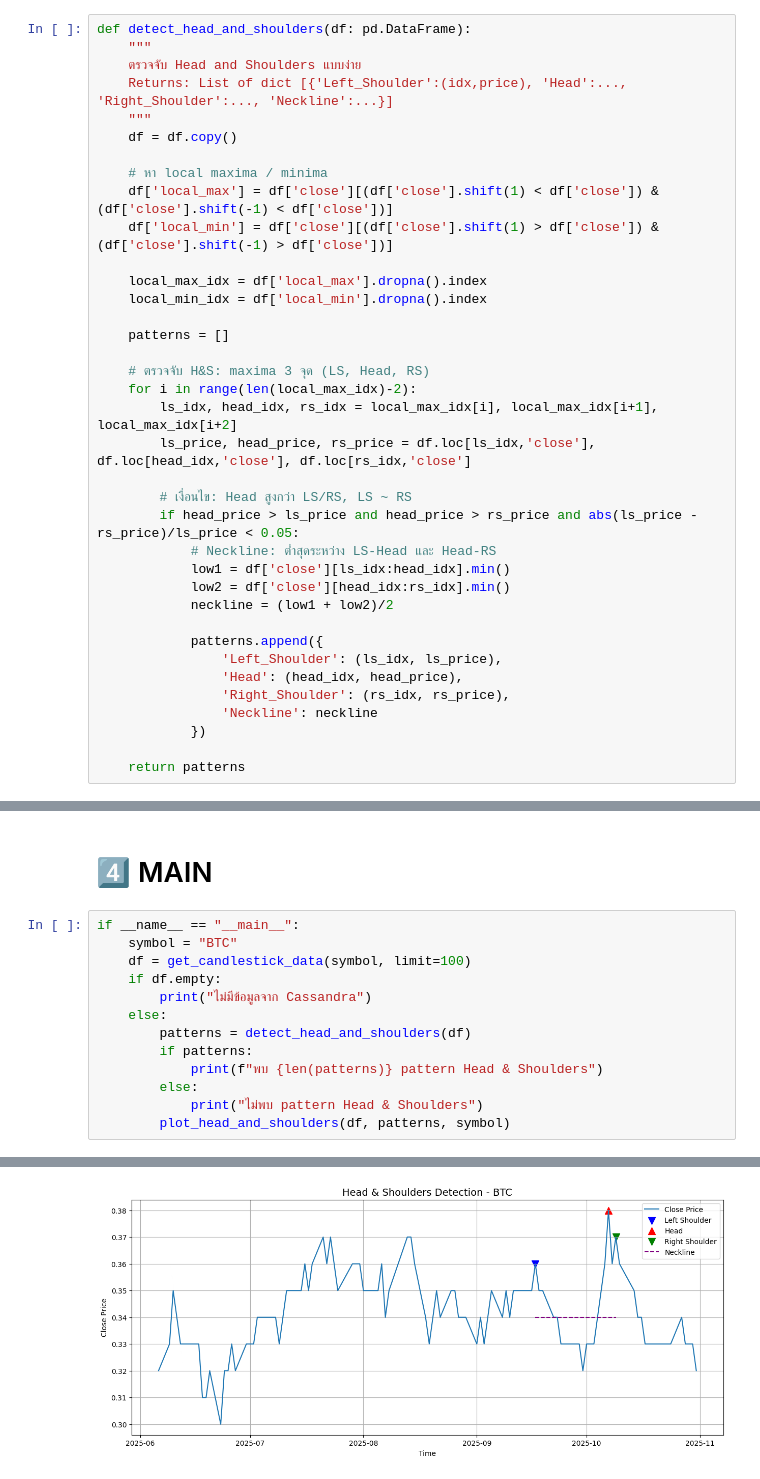
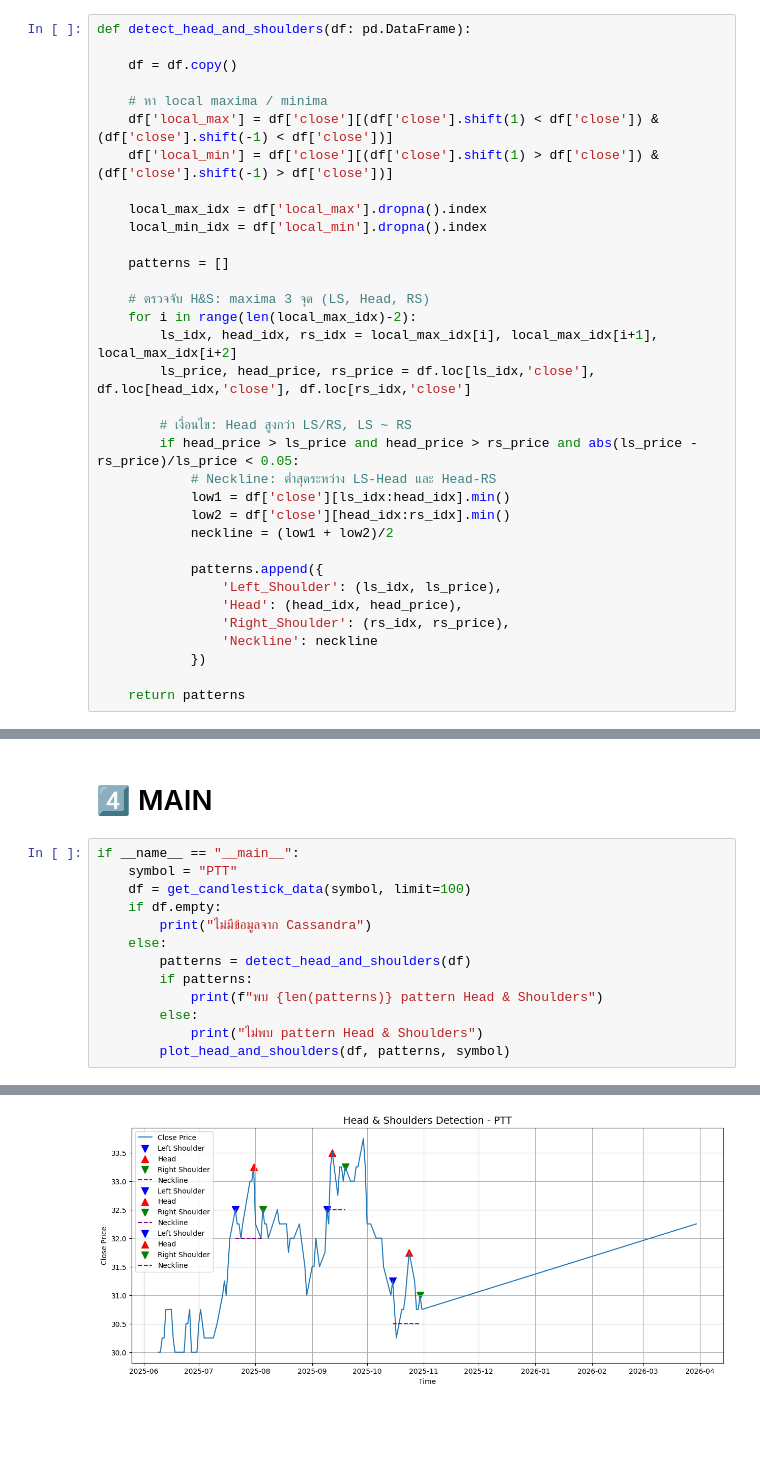
Before and after one commit to hilmanyusoh/Stock-market-chart-pattern-recognition-using-deep-learning, a Jupyter notebook: H&D_model/H&D_detect.ipynb, the cells around one changed output, grey strips where cells are left out. Drawn from its saved outputs; the diff is of its cells as text; blank space fills up the shorter version.

```diff
--- a/H&D_model/H&D_detect.ipynb
+++ b/H&D_model/H&D_detect.ipynb
@@ -53,10 +53,7 @@ def get_candlestick_data(symbol: str, limit: int = 3000):
 # 2️⃣ ตรวจจับ Head & Shoulders
 # %%
 def detect_head_and_shoulders(df: pd.DataFrame):
-    """
-    ตรวจจับ Head and Shoulders แบบง่าย
-    Returns: List of dict [{'Left_Shoulder':(idx,price), 'Head':..., 'Right_Shoulder':..., 'Neckline':...}]
-    """
+
     df = df.copy()
 
     # หา local maxima / minima
@@ -120,7 +117,7 @@ def plot_head_and_shoulders(df: pd.DataFrame, patterns: list, symbol: str):
 # 4️⃣ MAIN
 # %%
 if __name__ == "__main__":
-    symbol = "BTC"
+    symbol = "PTT"
     df = get_candlestick_data(symbol, limit=100)
     if df.empty:
         print("ไม่มีข้อมูลจาก Cassandra")
@@ -136 +133 @@ if __name__ == "__main__":
-[figure, old version]
+[figure, new version]
```
Also changed, not shown: parts of 1 cell of this notebook, 3 other files.
